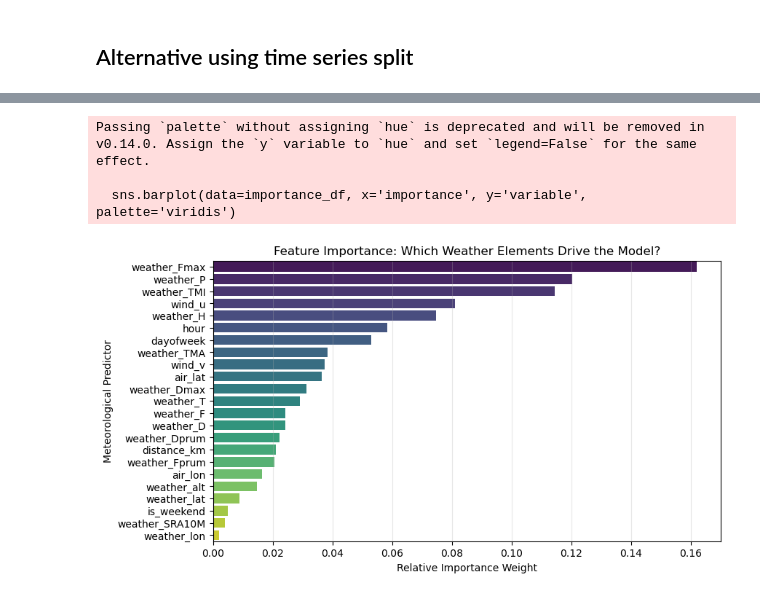
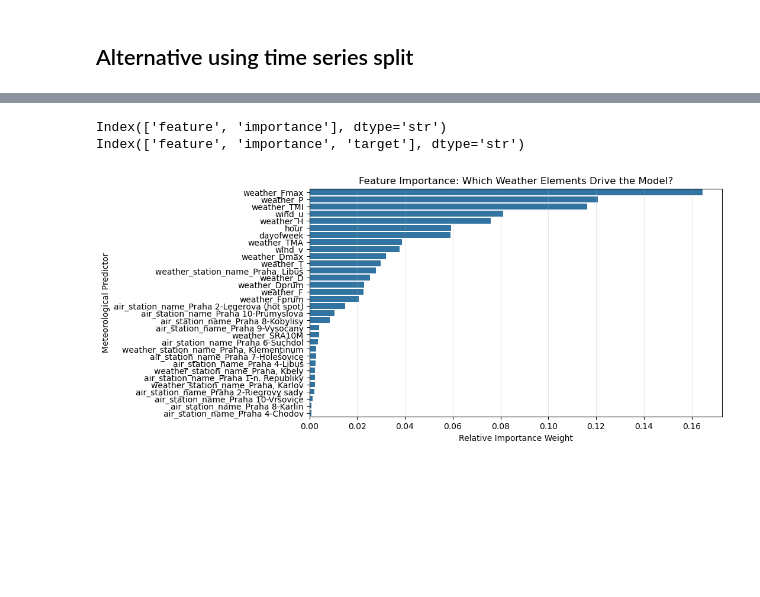
Before and after one commit to jayjay7788/Data-Processing-in-Python---Project, a Jupyter notebook: notebooks/data processing draft.ipynb, the cells around one changed output, grey strips where cells are left out. Cells and saved outputs as stored; diff of their text form; code cells hidden in the pictures; blank space fills up the shorter version.

```diff
--- a/notebooks/data processing draft.ipynb
+++ b/notebooks/data processing draft.ipynb
@@ -1733,15 +1733,18 @@ metrics_mean_table
+# %%
+print(importance_df.columns)
+print(importance_table.columns)
+# %% [output]
+Index(['feature', 'importance'], dtype='str')
+Index(['feature', 'importance', 'target'], dtype='str')
 # %%
 plt.figure(figsize=(9, 5))
 
-sns.barplot(data=importance_df, x='importance', y='variable', palette='viridis')
+sns.barplot(data=importance_df, x='importance', y='feature')
 
 plt.title('Feature Importance: Which Weather Elements Drive the Model?')
 plt.xlabel('Relative Importance Weight')
 plt.ylabel('Meteorological Predictor')
 plt.grid(axis='x', alpha=0.3)
 plt.show()
 # %% [output]
-Passing `palette` without assigning `hue` is deprecated and will be removed in v0.14.0. Assign the `y` variable to `hue` and set `legend=False` for the same effect.
-
-  sns.barplot(data=importance_df, x='importance', y='variable', palette='viridis')
-[figure, old version]
+[figure, new version]
```
Also changed, not shown: parts of 5 cells of this notebook.
